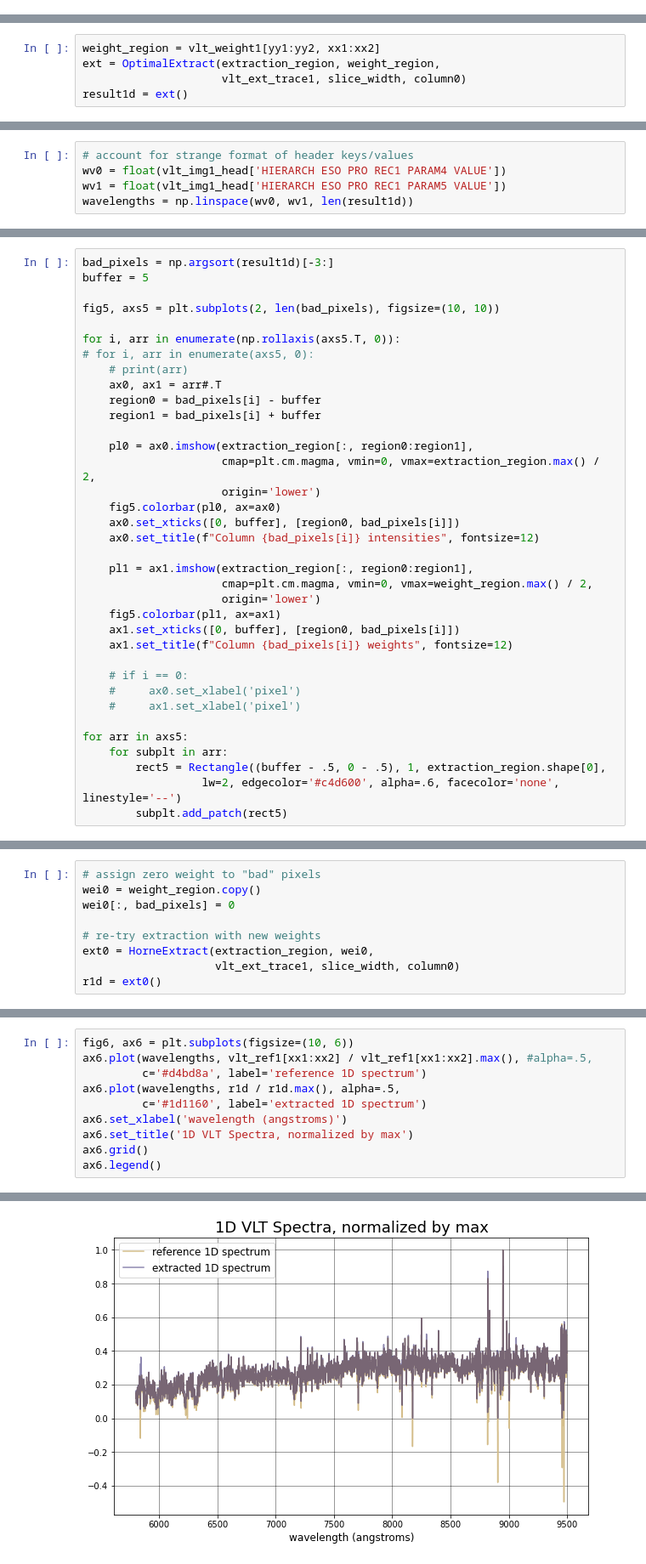
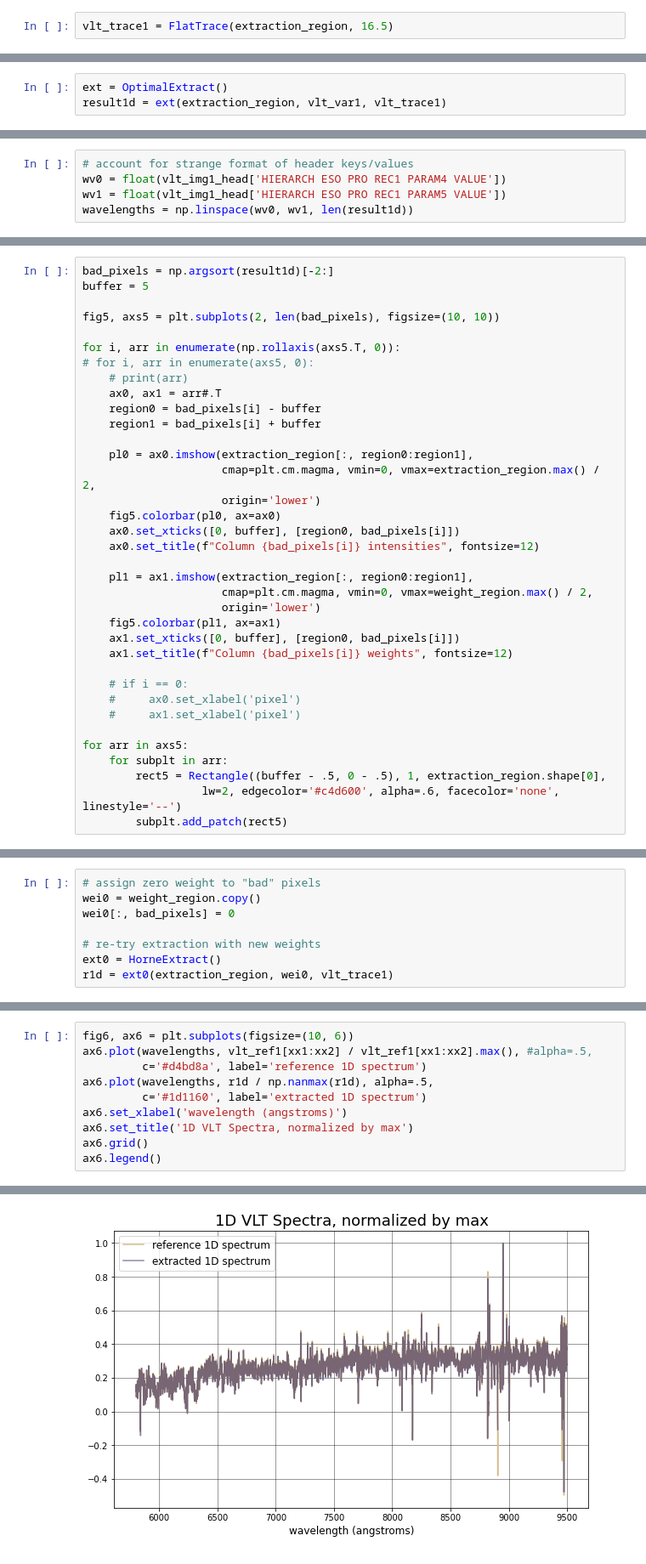
Before and after one commit to astropy/specreduce, a Jupyter notebook: notebook_sandbox/horne_extract/optimal_extract_VLT.ipynb, the cells around one changed output, grey strips where cells are left out. Shown: that part at 85% size. Cells and saved outputs as stored; diff of their text form.

```diff
--- a/notebook_sandbox/horne_extract/optimal_extract_VLT.ipynb
+++ b/notebook_sandbox/horne_extract/optimal_extract_VLT.ipynb
@@ -172,0 +172,2 @@ column0 = 2000
+# %%
+vlt_trace1 = FlatTrace(extraction_region, 16.5)
@@ -328,7 +299,5 @@ class HorneExtract(OptimalExtract):
 # %%
-weight_region = vlt_weight1[yy1:yy2, xx1:xx2]
-ext = OptimalExtract(extraction_region, weight_region,
-                     vlt_ext_trace1, slice_width, column0)
-result1d = ext()
+ext = OptimalExtract()
+result1d = ext(extraction_region, vlt_var1, vlt_trace1)
 # %% [markdown]
 ## III. Results
@@ -360,5 +327,5 @@ The three large emission "features" are caused by columns with intensity and wei
 # %%
-bad_pixels = np.argsort(result1d)[-3:]
+bad_pixels = np.argsort(result1d)[-2:]
 buffer = 5
 
 fig5, axs5 = plt.subplots(2, len(bad_pixels), figsize=(10, 10))
@@ -403,6 +370,5 @@ wei0 = weight_region.copy()
 wei0[:, bad_pixels] = 0
 
 # re-try extraction with new weights
-ext0 = HorneExtract(extraction_region, wei0,
-                    vlt_ext_trace1, slice_width, column0)
-r1d = ext0()
+ext0 = HorneExtract()
+r1d = ext0(extraction_region, wei0, vlt_trace1)
@@ -409,16 +390,16 @@ r1d = ext0()
 # %%
 fig6, ax6 = plt.subplots(figsize=(10, 6))
 ax6.plot(wavelengths, vlt_ref1[xx1:xx2] / vlt_ref1[xx1:xx2].max(), #alpha=.5,
          c='#d4bd8a', label='reference 1D spectrum')
-ax6.plot(wavelengths, r1d / r1d.max(), alpha=.5,
+ax6.plot(wavelengths, r1d / np.nanmax(r1d), alpha=.5,
          c='#1d1160', label='extracted 1D spectrum')
 ax6.set_xlabel('wavelength (angstroms)')
 ax6.set_title('1D VLT Spectra, normalized by max')
 ax6.grid()
 ax6.legend()
 # %% [output]
 <matplotlib.legend.Legend at 0x...>
-[figure, old version]
+[figure, new version]
 # %% [markdown]
 ## About this notebook
 
```
Also changed, not shown: parts of 32 cells of this notebook.
